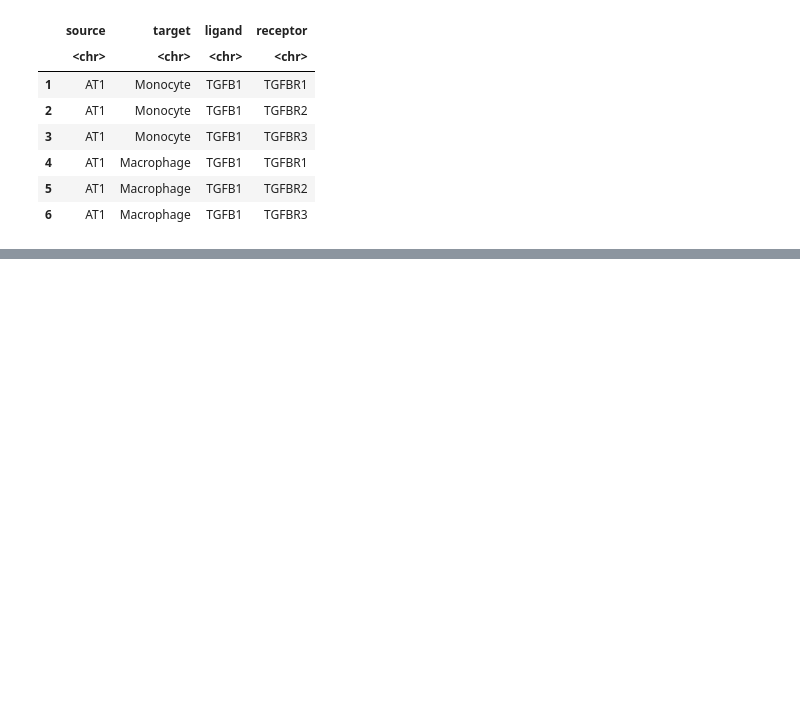
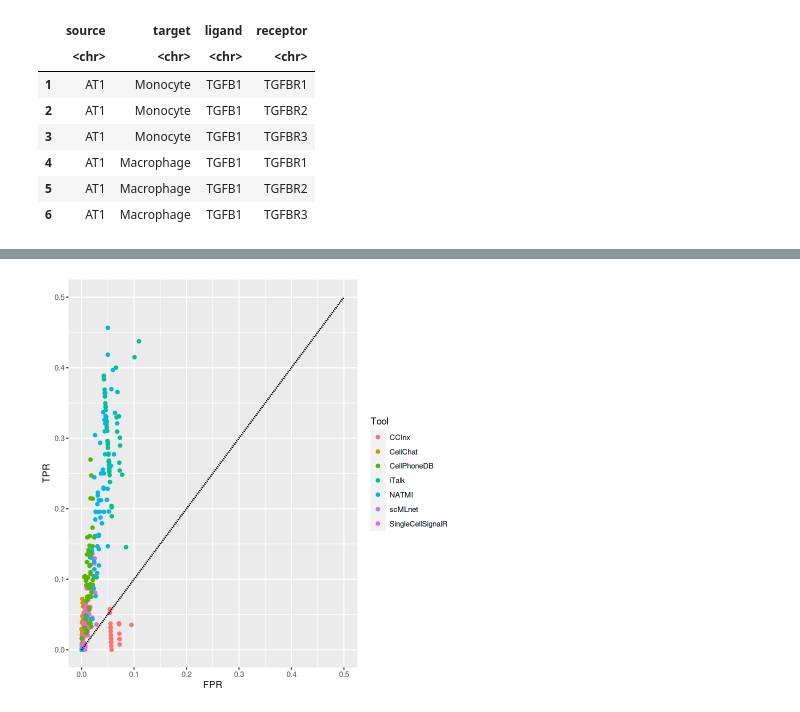
Before and after one commit to mora-lab/cell-cell-interactions, a Jupyter notebook: benchmark-workflow/Workflow.ipynb, the cells around one changed output, grey strips where cells are left out. Cells and saved outputs as stored; diff of their text form; code cells hidden in the pictures; blank space fills up the shorter version.

```diff
--- a/benchmark-workflow/Workflow.ipynb
+++ b/benchmark-workflow/Workflow.ipynb
@@ -1052,0 +854,10 @@ plot3 <- boxplot(Specificity~Tool, spebox)
+# %%
+# ROC
+rocR <- read.table("Result/rocR.txt", header = T, sep = "\t")
+rocP <- read.table("Result/rocP.txt", header = T, sep = "\t")
+# %%
+roc <- as.data.frame(rbind(rocR,rocP))
+# %%
+ggplot(data = roc,aes(x=FPR, y=TPR)) + geom_point(aes(color=Tool)) + geom_segment(aes(x=0,y=0,xend=0.5,yend=0.5),linetype="dotted")
+# %% [output]
+[figure, added]
```
Also changed, not shown: parts of 109 cells of this notebook.
